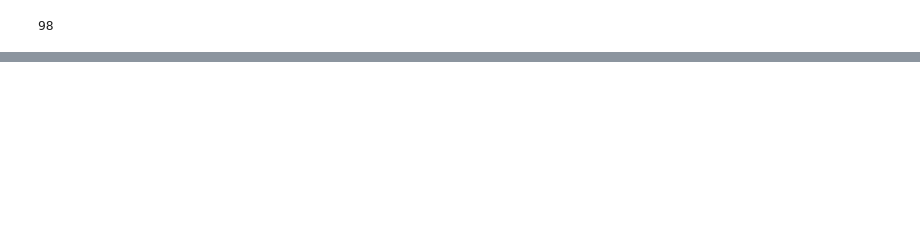
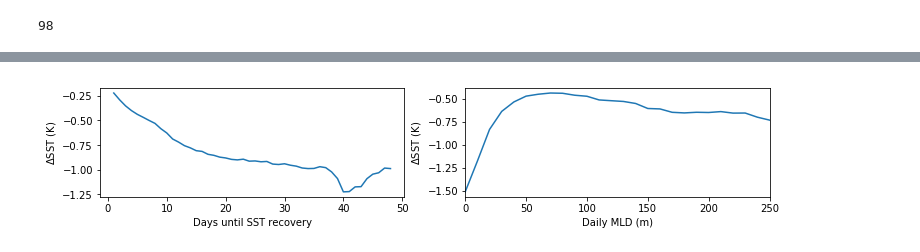
Before and after one commit to cgentemann/storm_heat_content, a Jupyter notebook: Coldwake analysis code.ipynb, the cells around one changed output, grey strips where cells are left out. Cells and saved outputs as stored; diff of their text form; code cells hidden in the pictures; blank space fills up the shorter version.

```diff
--- a/Coldwake analysis code.ipynb
+++ b/Coldwake analysis code.ipynb
@@ -476,9 +580,9 @@ plt.plot(bins[:-1],sum7/hist7,'r')
 # %%
-iyr_storm=2005
-inum_storm=2
-filename = dir_out + str(iyr_storm) + '/' + str(inum_storm).zfill(3) + '_combined_data.nc'
-ds_all = xr.open_dataset(filename)
-ds_all['spd']=np.sqrt(ds_all.uwnd**2+ds_all.vwnd**2)
-ds_all.close()
+#iyr_storm=2005
+#inum_storm=2
+#filename = dir_out + str(iyr_storm) + '/' + str(inum_storm).zfill(3) + '_combined_data.nc'
+#ds_all = xr.open_dataset(filename)
+#ds_all['spd']=np.sqrt(ds_all.uwnd**2+ds_all.vwnd**2)
+#ds_all.close()
 print(ds_all)
 # %%
@@ -495,6 +624,6 @@ plt.plot(sv_sum7/sv_cnt7)
 # %%
 init_data=0
-for iyr_storm in range(2002,2017):
+for iyr_storm in range(2002,2018):
     print(iyr_storm)
     filename='f:/data/tc_wakes/database/results/hist_sum_'+str(iyr_storm)+'.nc'
     ds=xr.open_dataset(filename)
@@ -504,3 +633,5 @@ for iyr_storm in range(2002,2017):
         init_data=1
     else:
         ds_all+= ds
+filename='f:/data/tc_wakes/database/results/hist_sum_2002_2017.nc'
+ds_all.to_netcdf(filename)
@@ -541,3 +703,19 @@ plt.show()
+# %%
+dir_figs = 'f:/data/tc_wakes/database/figs/hist/'
+plt.figure(1, figsize=(12, 2))
+plt.subplot(121)
+plt.plot(cbin3[0:-1],ds_all.sum3/ds_all.cnt3)
+plt.xlabel('Days until SST recovery')
+plt.ylabel('$\Delta$SST (K)')
+plt.subplot(122)
+plt.plot(cbin4[0:-1],ds_all.sum4a/ds_all.cnt4a)
+plt.xlim(0,250)
+plt.xlabel('Daily MLD (m)')
+plt.ylabel('$\Delta$SST (K)')
+plt.savefig(dir_figs+'coldwake_recovery_dymld.png')
+plt.show()
+# %% [output]
+[figure, added]
 # %%
 (ds_all.sum6/ds_all.cnt6).plot()  #storm translational speed versus cold wake anomaly
 plt.xlabel('Storm translation speed (km hr$^-1$)')
```
Also changed, not shown: parts of 23 cells of this notebook, 1 other file.
